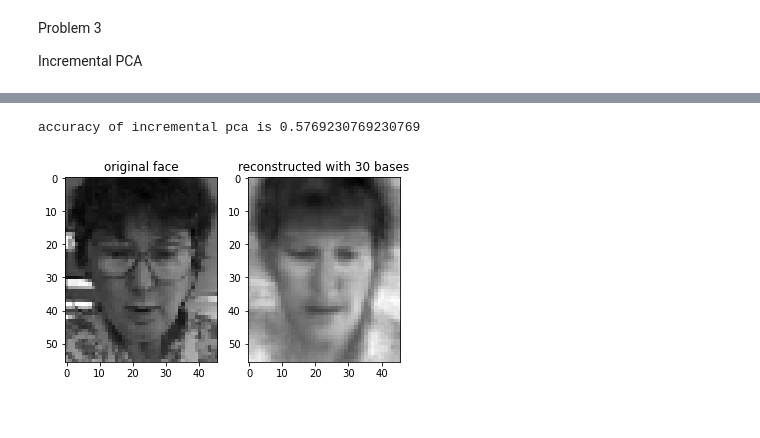
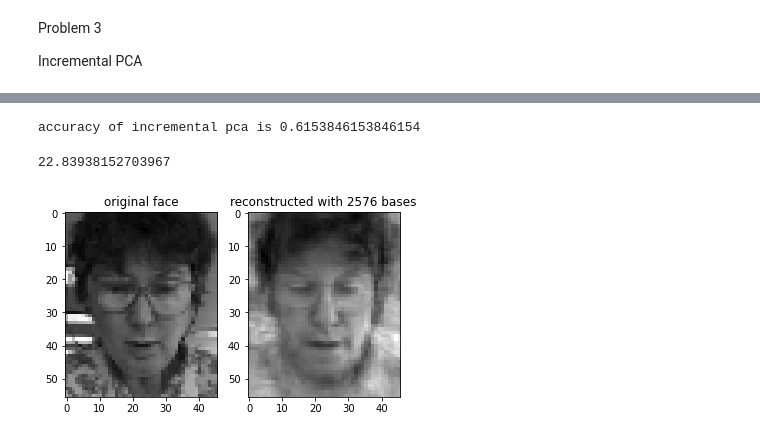
Before and after one commit to SeungminHwang/CS492-MLCV, a Jupyter notebook: coursework1/P1.ipynb, the cells around one changed output, grey strips where cells are left out. Cells and saved outputs as stored; diff of their text form; code cells hidden in the pictures.

```diff
--- a/coursework1/P1.ipynb
+++ b/coursework1/P1.ipynb
@@ -26,14 +28,19 @@ test_L = L[test_idx]
 # %%
 def pca(normed_features):
     S = normed_features @ normed_features.transpose() /np.shape(normed_features)[1]
-    return np.linalg.eig(S)
+    v, u = np.linalg.eig(S)
+    v = v.real
+    u = u.real
+    idx = np.argsort(v)[::-1]
+    return v[idx], u[:, idx]
 
 def low_pca(normed_features):
     S = normed_features.transpose() @ normed_features / np.shape(normed_features)[1]
     val, vec = np.linalg.eig(S)
     vec = normed_features @ vec
     vec = vec / np.sqrt(np.sum(np.power(vec, 2), axis=0))
-    return val, vec
+    idx = np.argsort(val)[::-1]
+    return val[idx], vec[:, idx]
 # %%
 mean_feat = np.mean(train_X, axis=1)
 A = train_X - mean_feat[:, None]
@@ -172,21 +333,24 @@ _, _, i_pca_vec, i_pca_val = i_pca_3
 # %%
 
-i_pca_train = i_pca_vec[:, :30].transpose() @ (train_X - mean_feat[:, None])
+i_pca_train = u_s1[:, :35].transpose() @ (train_X - mean_feat[:, None])
 clf_ipca = KNeighborsClassifier()
 clf_ipca.fit(i_pca_train.transpose(), train_L.ravel())
-i_pca_test = i_pca_vec[:, :30].transpose() @ (test_X - mean_feat[:, None])
+i_pca_test = u_s1[:, :35].transpose() @ (test_X - mean_feat[:, None])
 predict_i_pca = clf_ipca.predict(i_pca_test.transpose())
 print("accuracy of incremental pca is {}".format(np.count_nonzero(predict_i_pca == test_L) / (test_num)))
 # %% [output]
-accuracy of incremental pca is 0.5769230769230769
+accuracy of incremental pca is 0.6153846153846154
 # %%
+import math
 sample = test_X[:, 0]
-a = (sample - mean_feat) @ i_pca_vec[:, :30]
-recon = mean_feat + np.sum(i_pca_vec[:, :30] * a, axis=1)
+a = (sample - mean_feat) @ u_s1[:, :50]
+recon = mean_feat + np.sum(u_s1[:, :50] * a, axis=1)
 recon_fig_, (ax1, ax2) = plt.subplots(1, 2)
 ax1.imshow(sample.reshape((-1, 56)).transpose(), cmap='gray')
 ax2.imshow(recon.reshape((-1, 56)).transpose(), cmap='gray')
 ax1.set_title('original face')
-ax2.set_title('reconstructed with {} bases'.format(n));
+ax2.set_title('reconstructed with {} bases'.format(n))
+print(math.sqrt(np.mean((recon - sample)**2)))
 # %% [output]
+22.83938152703967
-[figure, old version]
+[figure, new version]
```
Also changed, not shown: parts of 20 cells of this notebook, 7 other files.
